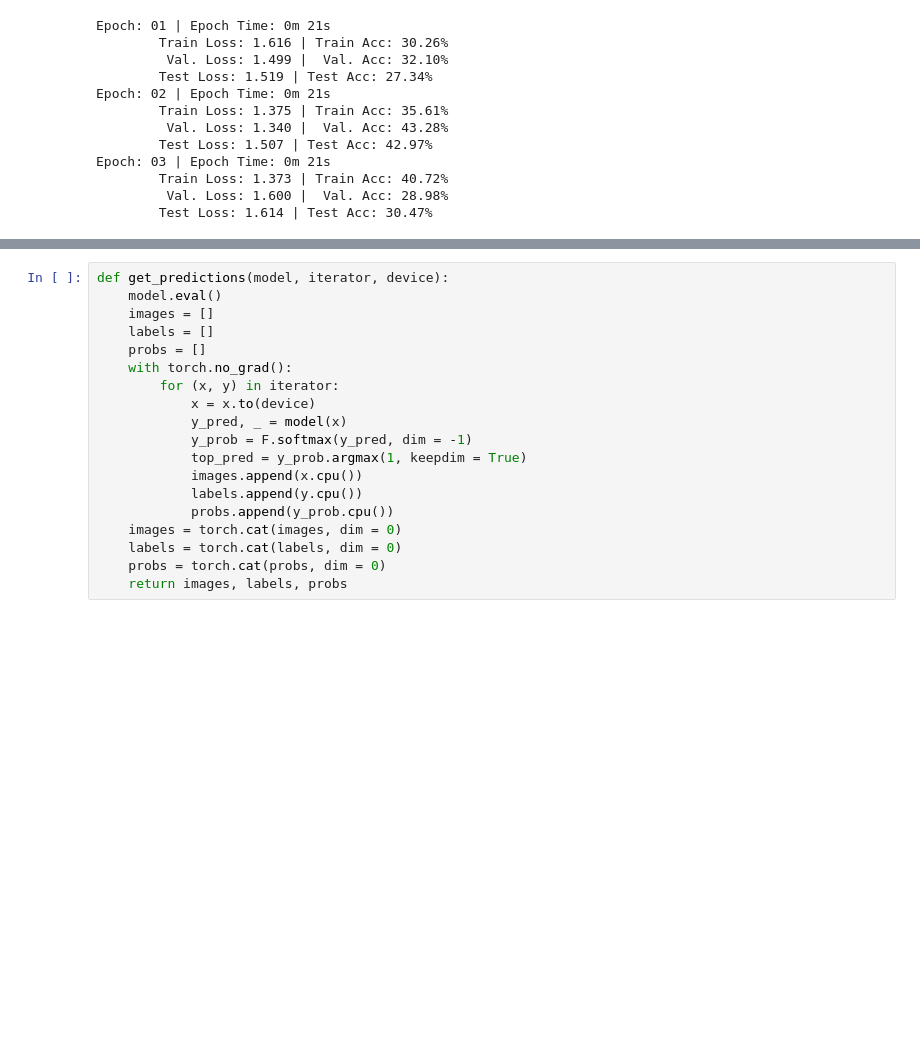
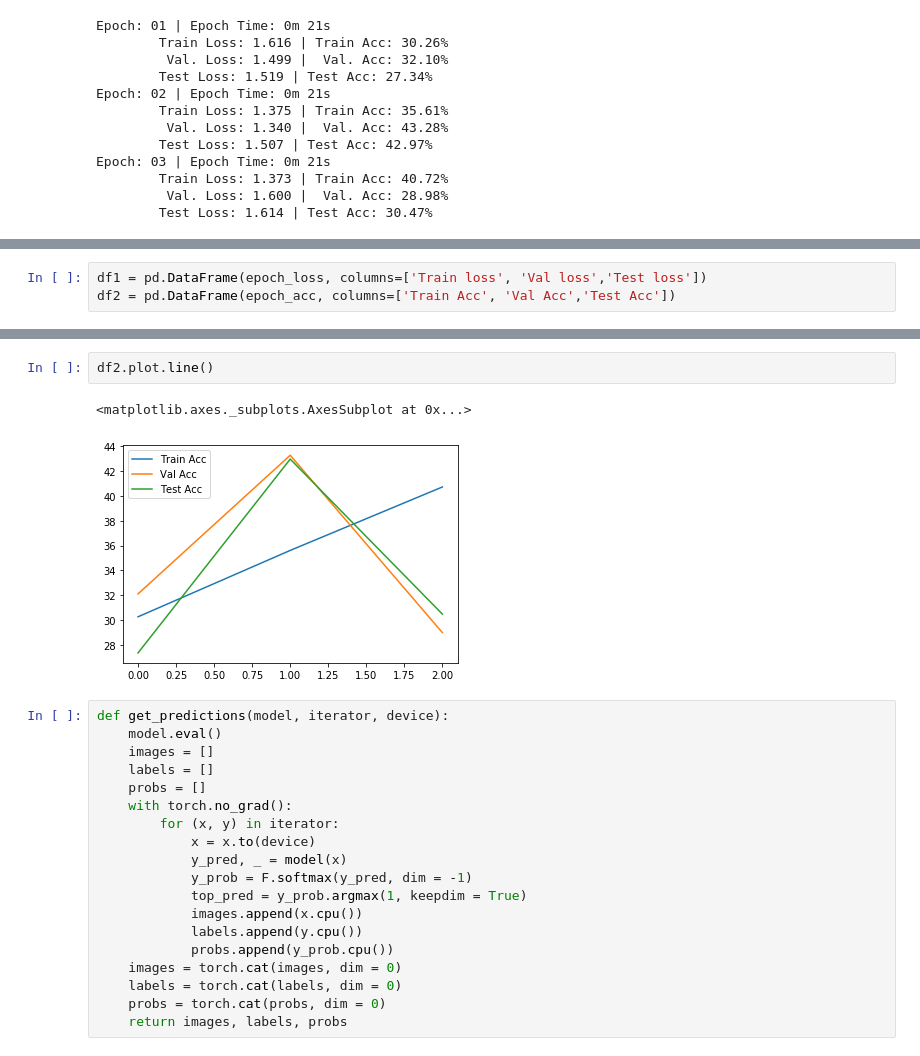
Before and after one commit to matiascoronados/deep_lab, a Jupyter notebook: deep_lab1.ipynb, the cells around one changed output, grey strips where cells are left out. Drawn from its saved outputs; the diff is of its cells as text; blank space fills up the shorter version.

```diff
--- a/deep_lab1.ipynb
+++ b/deep_lab1.ipynb
@@ -298,0 +274,3 @@ plt.plot(df3)
+# %%
+df1 = pd.DataFrame(epoch_loss, columns=['Train loss', 'Val loss','Test loss'])
+df2 = pd.DataFrame(epoch_acc, columns=['Train Acc', 'Val Acc','Test Acc'])
@@ -299,3 +282,8 @@ plt.plot(df3)
+# %%
+df2.plot.line()
+# %% [output]
+<matplotlib.axes._subplots.AxesSubplot at 0x...>
+[figure, added]
 # %%
 def get_predictions(model, iterator, device):
     model.eval()
```
Also changed, not shown: parts of 11 cells of this notebook.
